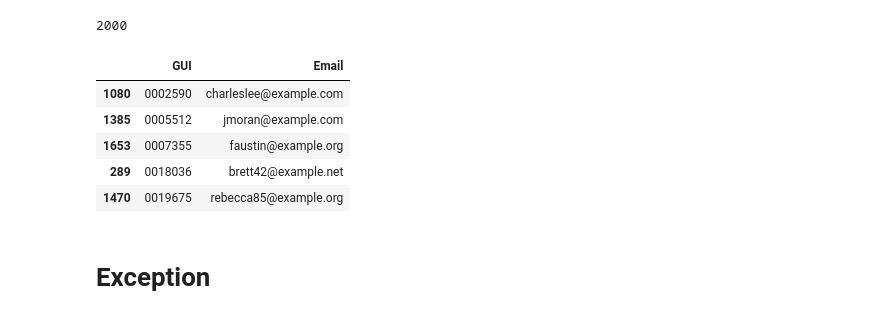
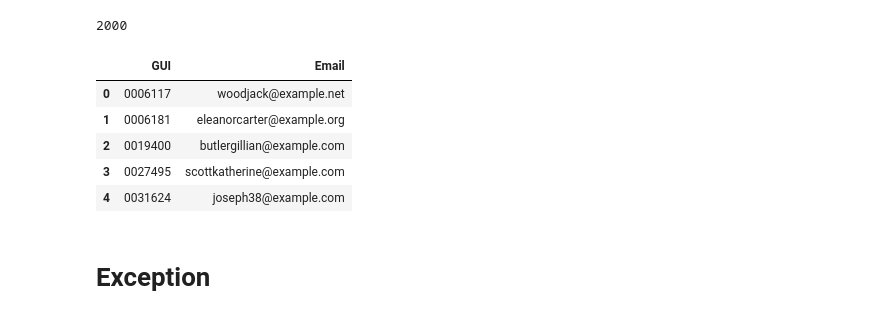
Before and after one commit to solstice035/outreachOptimisation, a Jupyter notebook: inputData/fakerData.ipynb, the cells around one changed output. Saved outputs shown, nothing was run; the diff lists cells and outputs as text; code cells hidden in the pictures.

```diff
--- a/inputData/fakerData.ipynb
+++ b/inputData/fakerData.ipynb
@@ -102,25 +171,37 @@ df.to_excel("./dummyData/test_engagementData.xlsx", index=False)
 # %%
 # get list of unique values in a engagement_partner_gui and engagement_manager_gui in a single list
-engagement_partner_gui = df['Engagement Partner GUI'].unique().tolist()
-engagement_manager_gui = df['Engagement Manager GUI'].unique().tolist()
+engagement_partner_gui = df_engagement['engagement_partner_gui'].unique().tolist()
+engagement_manager_gui = df_engagement['engagement_manager_gui'].unique().tolist()
 gui = engagement_partner_gui + engagement_manager_gui
 # remove duplicates
 gui = list(set(gui))
 # print gui size
 print(len(gui))
 # add faker safe email address to each gui and move to a df
 email = []
 for i in gui:
     email.append(fake.safe_email())
 df_email = pd.DataFrame(list(zip(gui, email)), columns=['GUI', 'Email'])
 # sort by gui
-df_email = df_email.sort_values(by=['GUI'])
+df_email = df_email.sort_values(by=['GUI']).reset_index(drop=True)
+
+# Save the DataFrame to a CSV file
+df_email.to_excel(f"./{dir_name}/test_emailList.xlsx", index=False)
+
+# create schema for cols in the table
+email_schema = {
+    'gui': 'CHAR(7)',
+    'email': 'TEXT'
+}
+
+# load_data_to_db(df_email, 'email', email_schema)
+
 df_email.head()
 # %% [output]
 2000
 |  | GUI | Email |
-| 1080 | 0002590 | charleslee@example.com |
-| 1385 | 0005512 | jmoran@example.com |
-| 1653 | 0007355 | faustin@example.org |
-| 289 | 0018036 | brett42@example.net |
-| 1470 | 0019675 | rebecca85@example.org |
+| 0 | 0006117 | woodjack@example.net |
+| 1 | 0006181 | eleanorcarter@example.org |
+| 2 | 0019400 | butlergillian@example.com |
+| 3 | 0027495 | scottkatherine@example.com |
+| 4 | 0031624 | joseph38@example.com |
```
Also changed, not shown: parts of 13 cells of this notebook.
